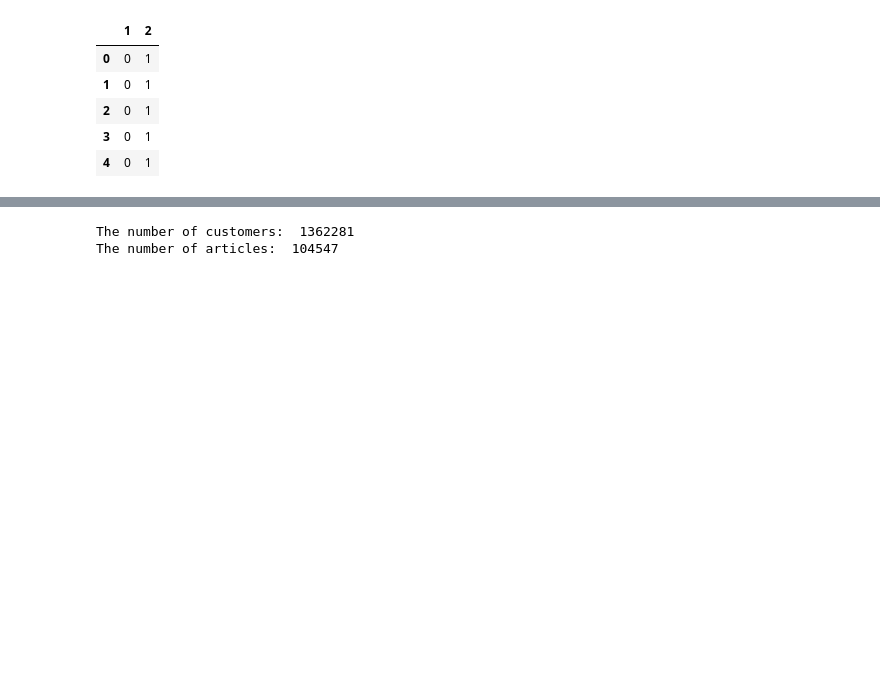
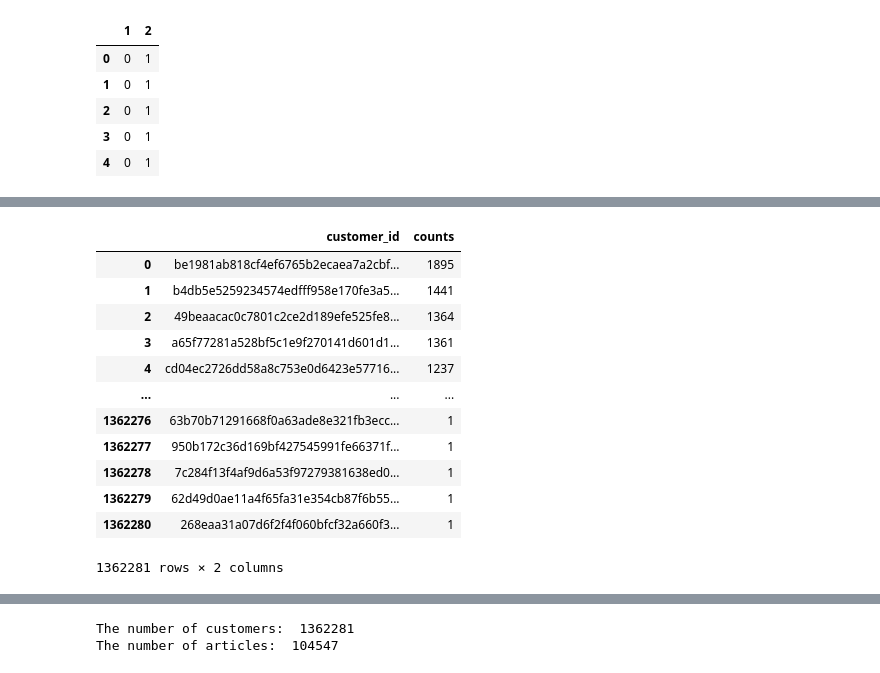
Before and after one commit to enyasantos/Kaggle_Personalized_Fashion_Recommendations, a Jupyter notebook: tp.ipynb, the cells around one changed output, grey strips where cells are left out. Drawn from its saved outputs; the diff is of its cells as text; code cells hidden in the pictures; blank space fills up the shorter version.

```diff
--- a/tp.ipynb
+++ b/tp.ipynb
@@ -107,0 +157,17 @@ Name: customer_id, dtype: int64
+# %%
+transactions_counts = transactions['customer_id'].value_counts().rename_axis('customer_id').reset_index(name='counts')
+transactions_counts
+# %% [output]
+|  | customer_id | counts |
+| 0 | be1981ab818cf4ef6765b2ecaea7a2cbf... | 1895 |
+| 1 | b4db5e5259234574edfff958e170fe3a5... | 1441 |
+| 2 | 49beaacac0c7801c2ce2d189efe525fe8... | 1364 |
+| 3 | a65f77281a528bf5c1e9f270141d601d1... | 1361 |
+| 4 | cd04ec2726dd58a8c753e0d6423e57716... | 1237 |
+| ... | ... | ... |
+| 1362276 | 63b70b71291668f0a63ade8e321fb3ecc... | 1 |
+| 1362277 | 950b172c36d169bf427545991fe66371f... | 1 |
+| 1362278 | 7c284f13f4af9d6a53f97279381638ed0... | 1 |
+| 1362279 | 62d49d0ae11a4f65fa31e354cb87f6b55... | 1 |
+| 1362280 | 268eaa31a07d6f2f4f060bfcf32a660f3... | 1 |
+1362281 rows × 2 columns
```
Also changed, not shown: parts of 19 cells of this notebook, 1 other file.
